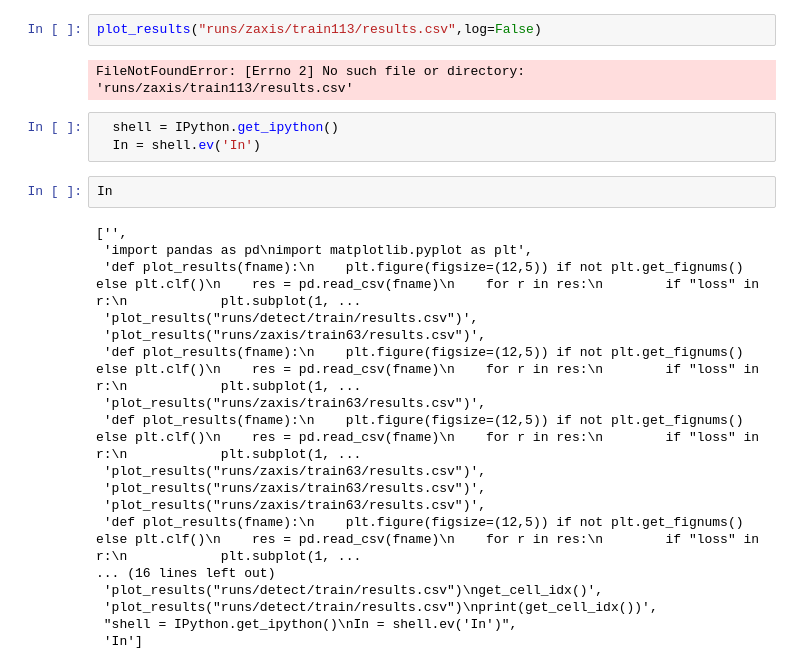
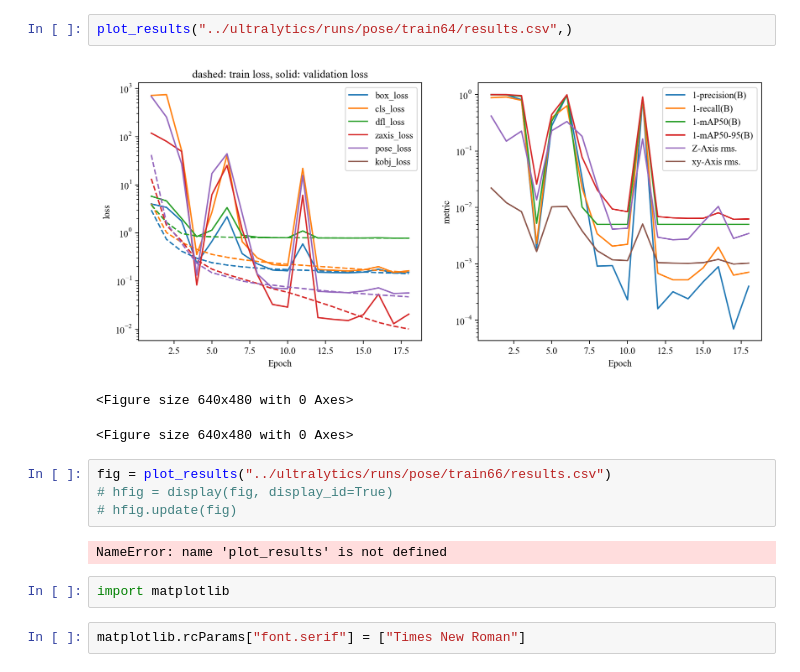
Before and after one commit to till-robert/YOLOtrack11, a Jupyter notebook: plot_results.ipynb, the cells around one changed output. Saved outputs shown, nothing was run; the diff lists cells and outputs as text.

```diff
--- a/plot_results.ipynb
+++ b/plot_results.ipynb
@@ -42,27 +75,16 @@ plot_results("../ultralytics/runs/zaxis/train163/results.csv")
 # %%
-plot_results("runs/zaxis/train113/results.csv",log=False)
+plot_results("../ultralytics/runs/pose/train64/results.csv",)
 # %% [output]
+[figure, added]
-FileNotFoundError: [Errno 2] No such file or directory: 'runs/zaxis/train113/results.csv'
+<Figure size 640x480 with 0 Axes>
+<Figure size 640x480 with 0 Axes>
-# %%
-  shell = IPython.get_ipython()
-  In = shell.ev('In')
-# %%
-In
-# %% [output]
-['',
- 'import pandas as pd\nimport matplotlib.pyplot as plt',
- 'def plot_results(fname):\n    plt.figure(figsize=(12,5)) if not plt.get_fignums() else plt.clf()\n    res = pd.read_csv(fname)\n    for r in res:\n        if "loss" in r:\n            plt.subplot(1, ...
- 'plot_results("runs/detect/train/results.csv")',
- 'plot_results("runs/zaxis/train63/results.csv")',
- 'def plot_results(fname):\n    plt.figure(figsize=(12,5)) if not plt.get_fignums() else plt.clf()\n    res = pd.read_csv(fname)\n    for r in res:\n        if "loss" in r:\n            plt.subplot(1, ...
- 'plot_results("runs/zaxis/train63/results.csv")',
- 'def plot_results(fname):\n    plt.figure(figsize=(12,5)) if not plt.get_fignums() else plt.clf()\n    res = pd.read_csv(fname)\n    for r in res:\n        if "loss" in r:\n            plt.subplot(1, ...
- 'plot_results("runs/zaxis/train63/results.csv")',
- 'plot_results("runs/zaxis/train63/results.csv")',
- 'plot_results("runs/zaxis/train63/results.csv")',
- 'def plot_results(fname):\n    plt.figure(figsize=(12,5)) if not plt.get_fignums() else plt.clf()\n    res = pd.read_csv(fname)\n    for r in res:\n        if "loss" in r:\n            plt.subplot(1, ...
-... (16 lines left out)
- 'plot_results("runs/detect/train/results.csv")\nget_cell_idx()',
- 'plot_results("runs/detect/train/results.csv")\nprint(get_cell_idx())',
- "shell = IPython.get_ipython()\nIn = shell.ev('In')",
- 'In']
+# %%
+fig = plot_results("../ultralytics/runs/pose/train66/results.csv")
+# hfig = display(fig, display_id=True)
+# hfig.update(fig)
+# %% [output]
+NameError: name 'plot_results' is not defined
+# %%
+import matplotlib
+# %%
+matplotlib.rcParams["font.serif"] = ["Times New Roman"]
```
Also changed, not shown: parts of 5 cells of this notebook, 12 other files.
